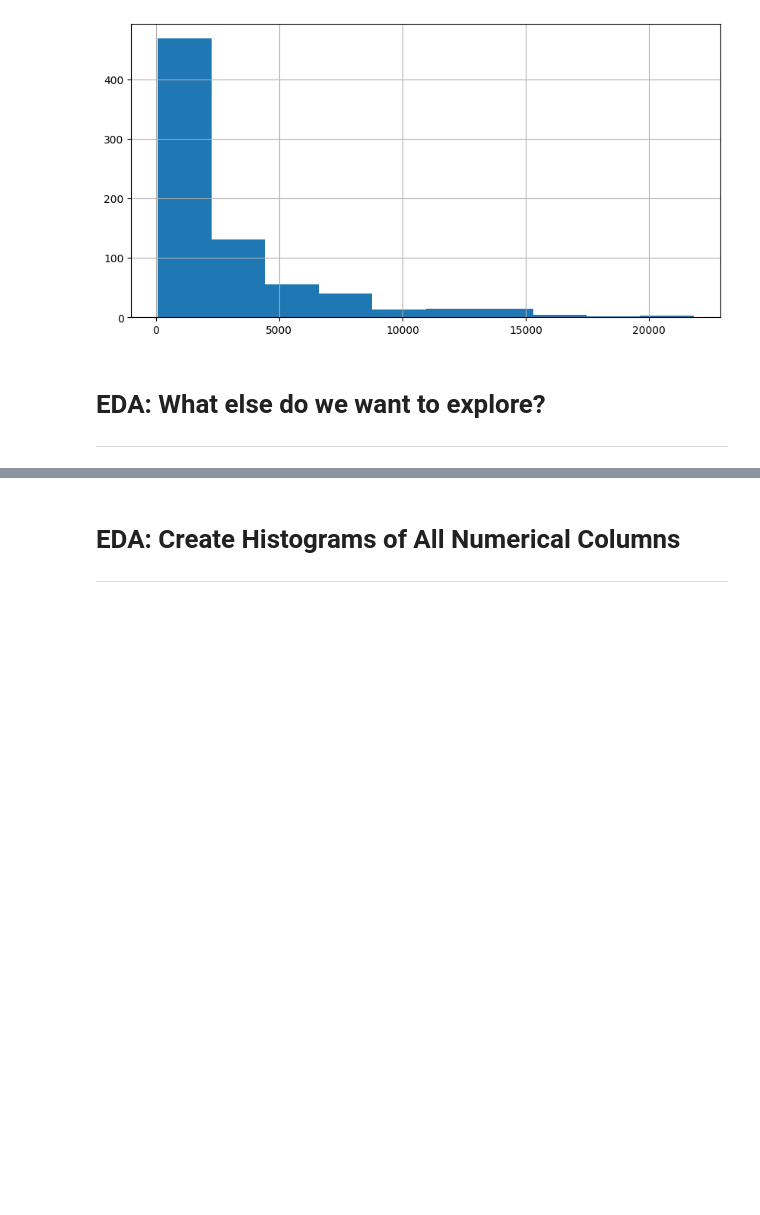
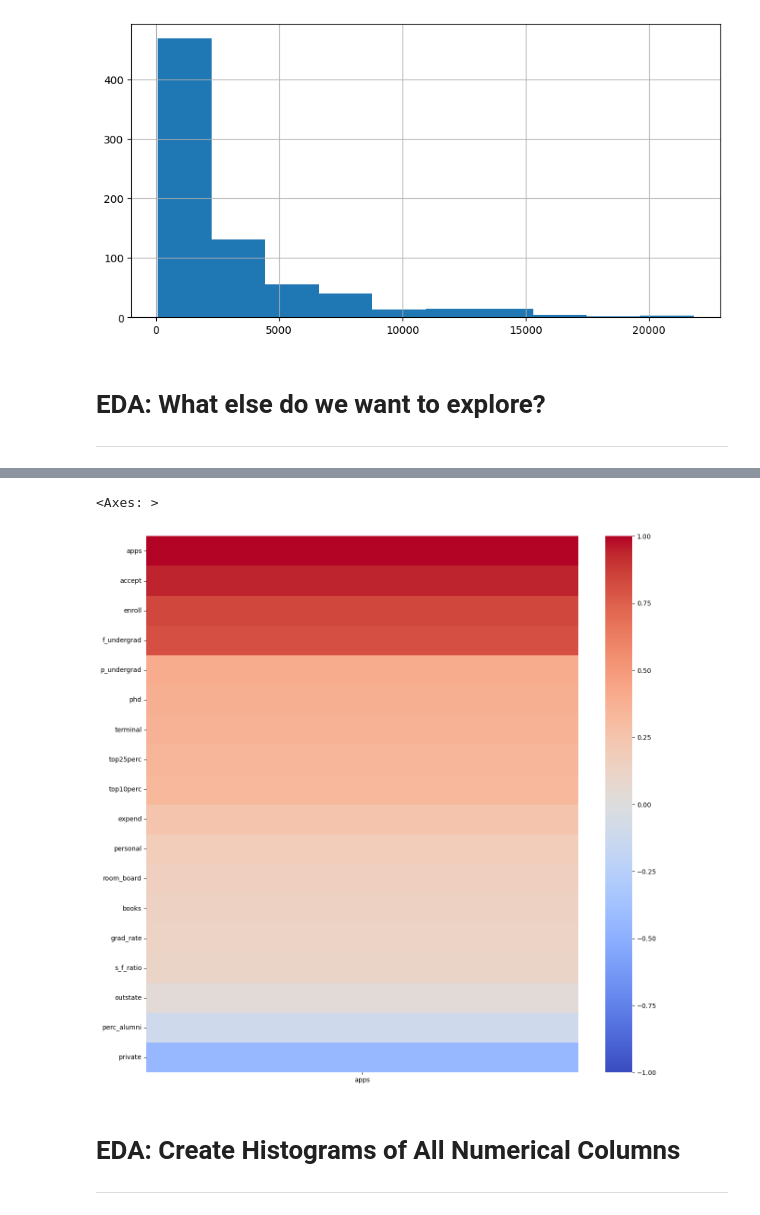
Before and after one commit to Ch3ddarr/DSB-Unit-03, a Jupyter notebook: 06 - Model Workflow/02-model-workflow.ipynb, the cells around one changed output, grey strips where cells are left out. Saved outputs shown, nothing was run; the diff lists cells and outputs as text; code cells hidden in the pictures; blank space fills up the shorter version.

```diff
--- a/06 - Model Workflow/02-model-workflow.ipynb
+++ b/06 - Model Workflow/02-model-workflow.ipynb
@@ -333,3 +332,10 @@ ValueError: could not convert string to float: 'Abilene Christian University'
+# %%
+# phd & grad rate minimum
+plt.figure(figsize=(15,15))
+sns.heatmap(df.corr(numeric_only=True)[['apps']].sort_values(by='apps', ascending=False), cmap='coolwarm', vmin=-1, vmax=1)
+# %% [output]
+<Axes: >
+[figure, added]
 # %%
 # We can make a decision to drop the outlier, if we choose!
 # %% [markdown]
```
Also changed, not shown: parts of 9 cells of this notebook.
